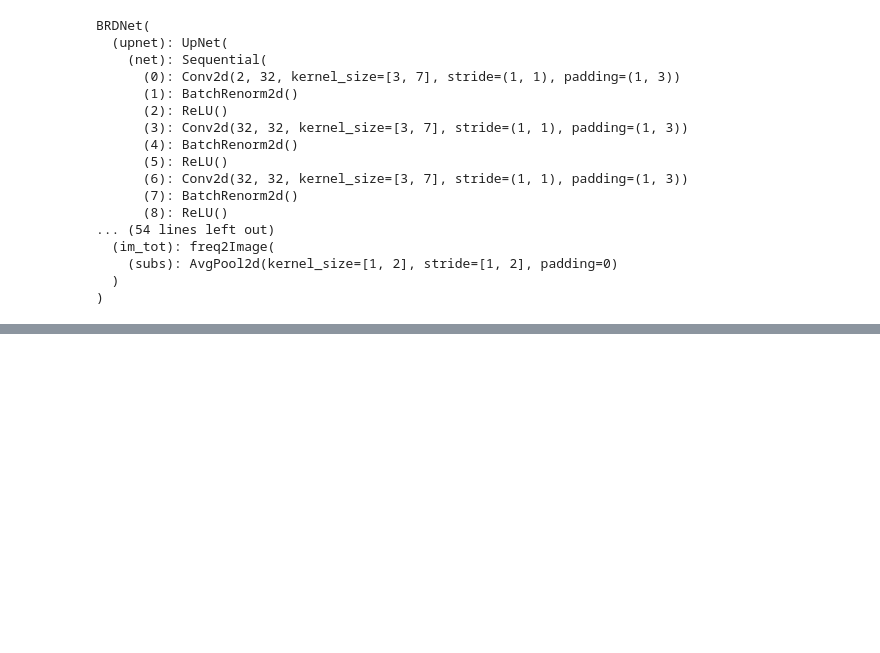
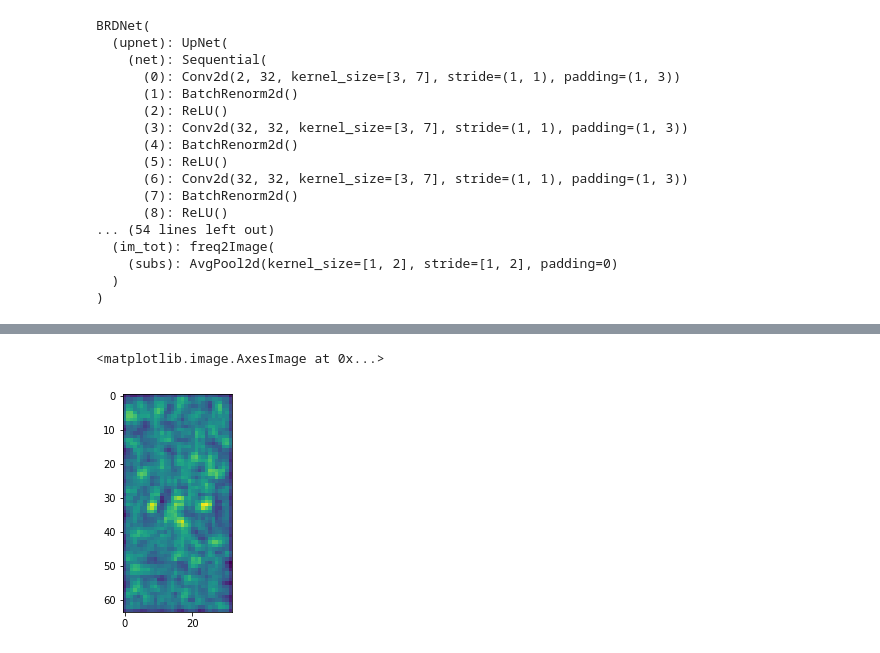
Before and after one commit to pumazzo/denoising_giove, a Jupyter notebook: denoiser_application.ipynb, the cells around one changed output, grey strips where cells are left out. Saved outputs shown, nothing was run; the diff lists cells and outputs as text; code cells hidden in the pictures; blank space fills up the shorter version.

```diff
--- a/denoiser_application.ipynb
+++ b/denoiser_application.ipynb
@@ -131,0 +134,2 @@ AttributeError: 'tuple' object has no attribute 'detach'
+# %%
+asd = pred_im.detach().numpy()
@@ -131,0 +140,5 @@ AttributeError: 'tuple' object has no attribute 'detach'
+# %%
+plt.imshow(asd[7,0,:,:])
+# %% [output]
+<matplotlib.image.AxesImage at 0x...>
+[figure, added]
```
Also changed, not shown: parts of 6 cells of this notebook, 8 other files.
